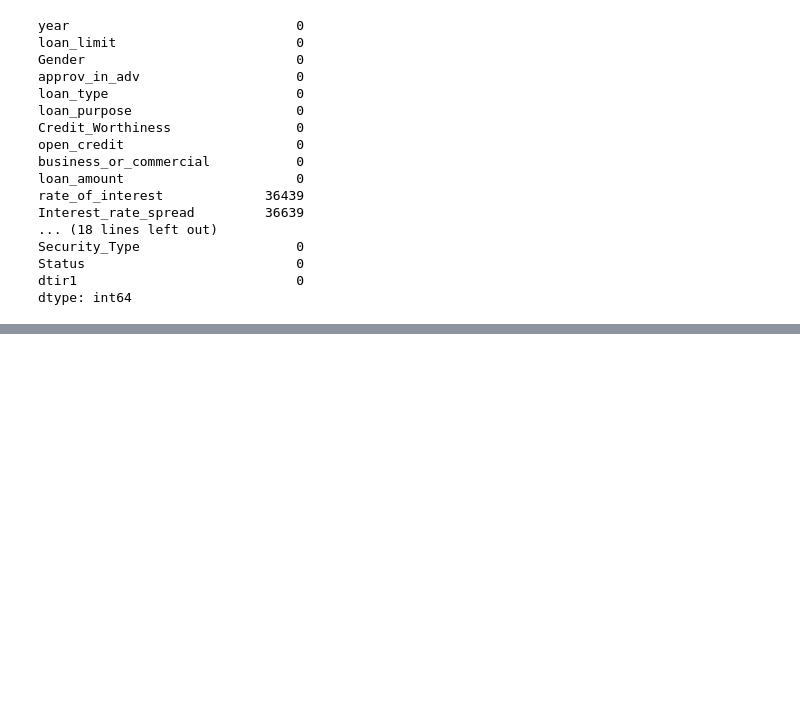
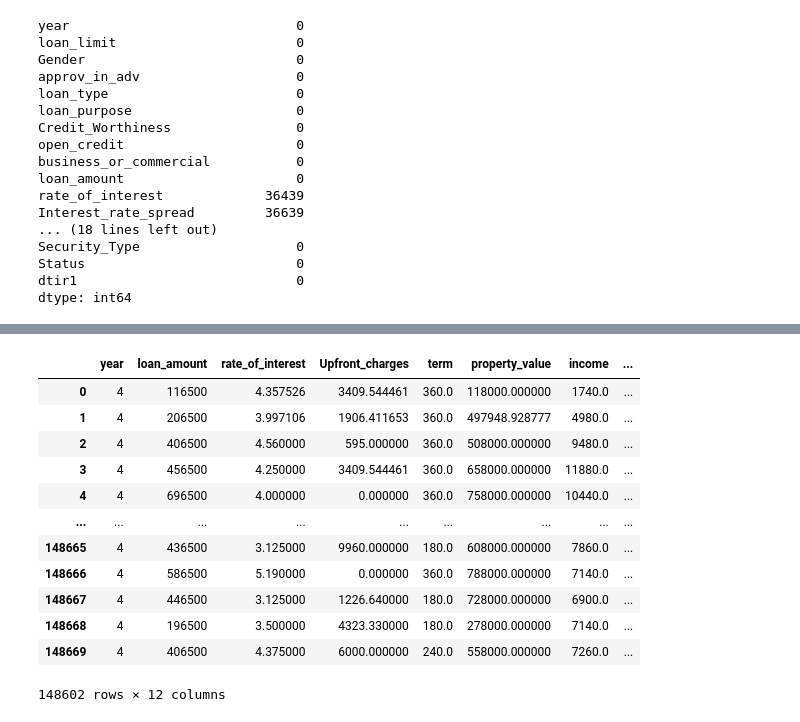
Before and after one commit to Janani-Jayavel/DataScience_Project_Works, a Jupyter notebook: Loan_default.ipynb, the cells around one changed output, grey strips where cells are left out. Cells and saved outputs as stored; diff of their text form; code cells hidden in the pictures; blank space fills up the shorter version.

```diff
--- a/Loan_default.ipynb
+++ b/Loan_default.ipynb
@@ -534,3 +602,22 @@ data.select_dtypes(include =np.number)
+# %%
+import numpy as np
+data_num = data.select_dtypes(include = np.number)
+# %%
+data_num
+# %% [output]
+|  | year | loan_amount | rate_of_interest | Upfront_charges | term | property_value | income | ... |
+| 0 | 4 | 116500 | 4.357526 | 3409.544461 | 360.0 | 118000.000000 | 1740.0 | ... |
+| 1 | 4 | 206500 | 3.997106 | 1906.411653 | 360.0 | 497948.928777 | 4980.0 | ... |
+| 2 | 4 | 406500 | 4.560000 | 595.000000 | 360.0 | 508000.000000 | 9480.0 | ... |
+| 3 | 4 | 456500 | 4.250000 | 3409.544461 | 360.0 | 658000.000000 | 11880.0 | ... |
+| 4 | 4 | 696500 | 4.000000 | 0.000000 | 360.0 | 758000.000000 | 10440.0 | ... |
+| ... | ... | ... | ... | ... | ... | ... | ... | ... |
+| 148665 | 4 | 436500 | 3.125000 | 9960.000000 | 180.0 | 608000.000000 | 7860.0 | ... |
+| 148666 | 4 | 586500 | 5.190000 | 0.000000 | 360.0 | 788000.000000 | 7140.0 | ... |
+| 148667 | 4 | 446500 | 3.125000 | 1226.640000 | 180.0 | 728000.000000 | 6900.0 | ... |
+| 148668 | 4 | 196500 | 3.500000 | 4323.330000 | 180.0 | 278000.000000 | 7140.0 | ... |
+| 148669 | 4 | 406500 | 4.375000 | 6000.000000 | 240.0 | 558000.000000 | 7260.0 | ... |
+148602 rows × 12 columns
 # %%
 import seaborn as sns
 import matplotlib.pyplot as plt
```
Also changed, not shown: parts of 45 cells of this notebook.
